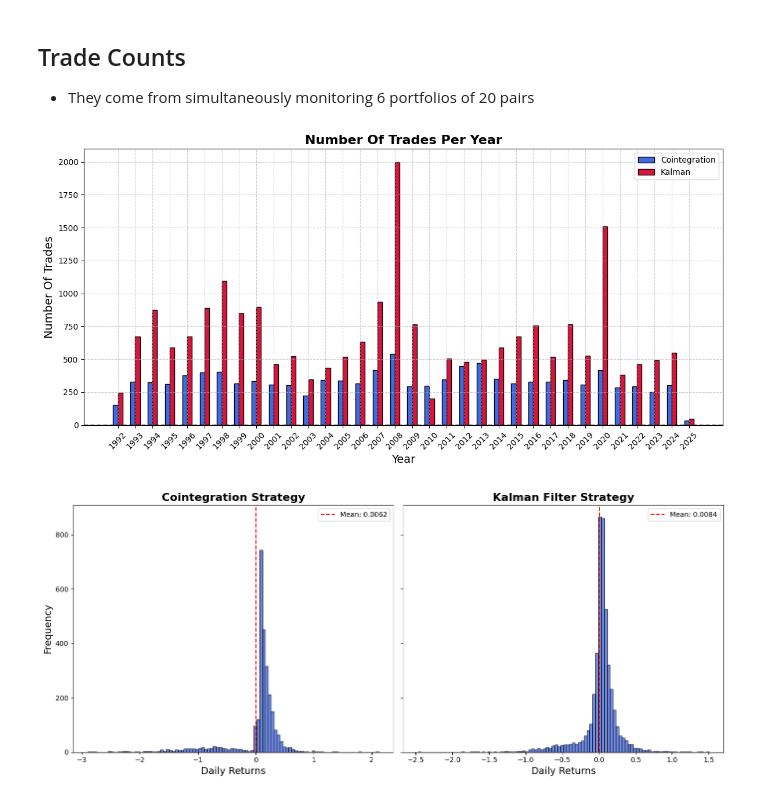
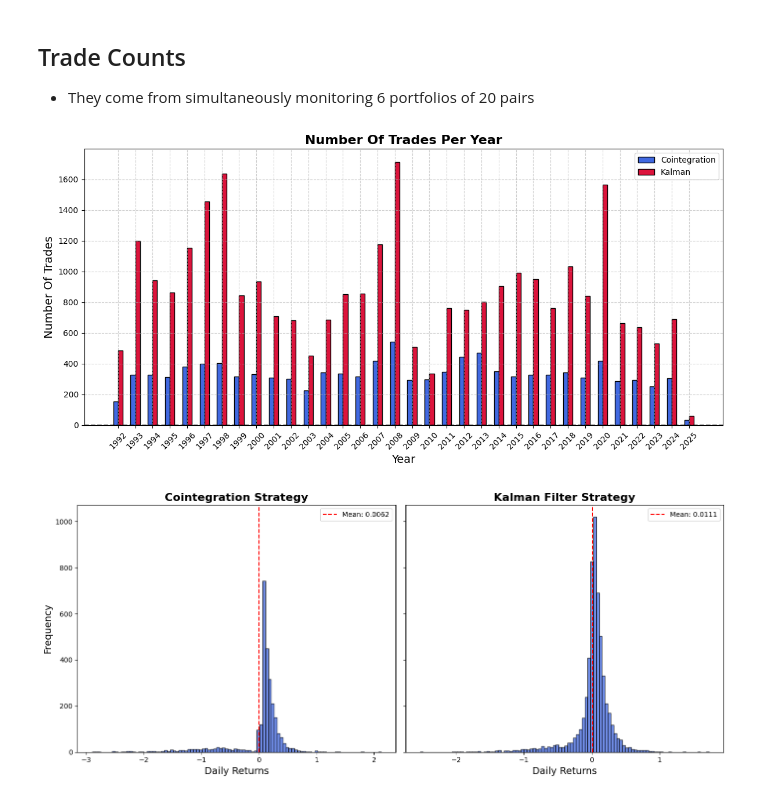
Before and after one commit to J4KU81409/master_thesis, a Jupyter notebook: comparison_framework.ipynb, the cells around one changed output. Drawn from its saved outputs; the diff is of its cells as text; code cells hidden in the pictures.

```diff
--- a/comparison_framework.ipynb
+++ b/comparison_framework.ipynb
@@ -266,35 +254,35 @@ trade_count_coint = pd.read_csv("./results/backtest_cointegration_tradecount_noc
 trade_count_coint.index = pd.to_datetime(trade_count_coint.index)
 daily_count_coint = pd.DataFrame(trade_count_coint).sum(axis=1)
 daily_count_hist_coint = daily_count_coint[daily_count_coint != 0]
 
-trade_count_kalm = pd.read_csv("./results/backtest_kalman_tradecount_nocost.csv", index_col=0)
+trade_count_kalm = pd.read_csv("./results/backtest_kalman_tradecount_nocost_linear.csv", index_col=0)
 trade_count_kalm.index = pd.to_datetime(trade_count_kalm.index)
 daily_count_kalm = pd.DataFrame(trade_count_kalm).sum(axis=1)
 daily_count_hist_kalm = daily_count_kalm[daily_count_kalm != 0]
 
 total_yearly_coint = daily_count_coint.resample("YE").sum()
 total_yearly_kalm = daily_count_kalm.resample("YE").sum()
 
 # Plotting
 plt.figure(figsize=(12, 6))
 width = 100  # Width of each bar
 
 # Plot bars side-by-side
 plt.bar(total_yearly_coint.index - pd.Timedelta(days=50), total_yearly_coint.values,
         width=width, color="royalblue", label="Cointegration", edgecolor='black')
 plt.bar(total_yearly_kalm.index + pd.Timedelta(days=50), total_yearly_kalm.values,
         width=width, color="crimson", label="Kalman", edgecolor='black')
 
 plt.title("Number Of Trades Per Year", fontsize=16, fontweight="bold")
 plt.xlabel("Year", fontsize=14)
 plt.ylabel("Number Of Trades", fontsize=14)
 plt.xticks(total_yearly_coint.index, [d.year for d in total_yearly_coint.index], rotation=45)
 plt.axhline(0, color='black', linestyle='--')
 plt.legend()
 plt.grid(True, linestyle='--', alpha=0.6)
 plt.tight_layout()
 # %% [output]
-[figure, old version]
+[figure, new version]
 # %%
 # Load cointegration strategy returns
 backtest_cointegration_returns = pd.read_csv("./results/backtest_cointegration_returns_nocost.csv", index_col=0)
@@ -308,8 +296,8 @@ daily_returns_coint = pd.DataFrame(backtest_cointegration_returns_after_cost).su
 daily_returns_hist_coint = daily_returns_coint[daily_returns_coint != 0]
 
 # Load Kalman strategy returns
-backtest_kalman_returns = pd.read_csv("./results/backtest_kalman_returns_nocost.csv", index_col=0)
-trade_count_kalm = pd.read_csv("./results/backtest_kalman_tradecount_nocost.csv", index_col=0)
+backtest_kalman_returns = pd.read_csv("./results/backtest_kalman_returns_nocost_linear.csv", index_col=0)
+trade_count_kalm = pd.read_csv("./results/backtest_kalman_tradecount_nocost_linear.csv", index_col=0)
 trade_count_kalm.index = pd.to_datetime(trade_count_kalm.index)
 backtest_kalman_returns.index = pd.to_datetime(backtest_kalman_returns.index)
 
@@ -341,7 +329,7 @@ axes[1].legend()
 plt.tight_layout()
 plt.show()
 # %% [output]
-[figure, old version]
+[figure, new version]
 # %%
 # Ensure datetime index
 daily_returns_coint.index = pd.to_datetime(daily_returns_coint.index)
```
Also changed, not shown: parts of 11 cells of this notebook.
